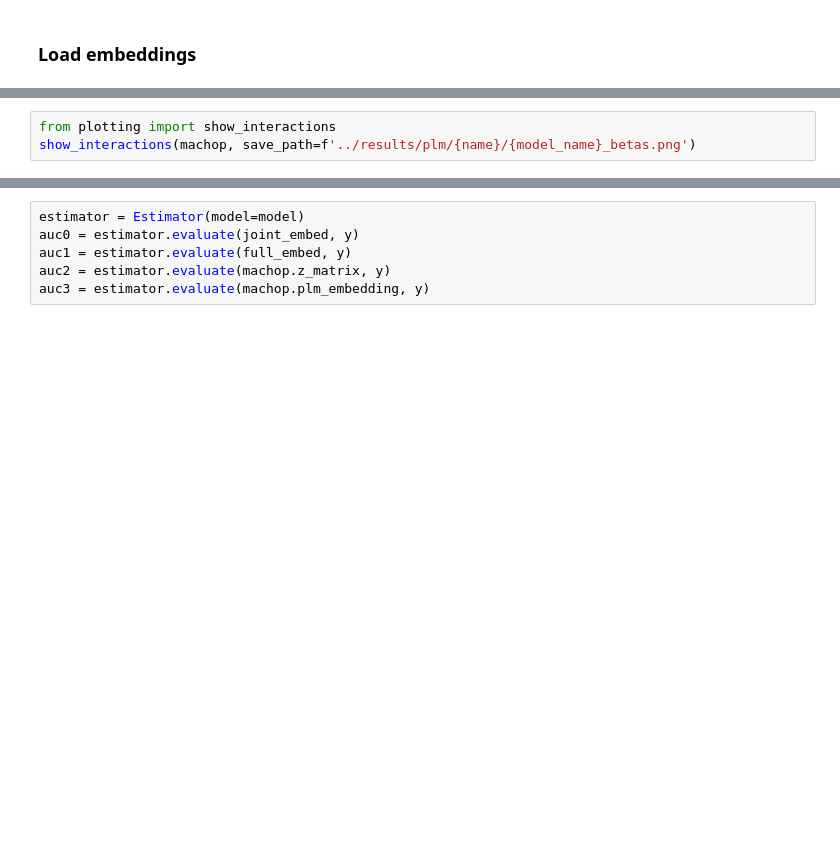
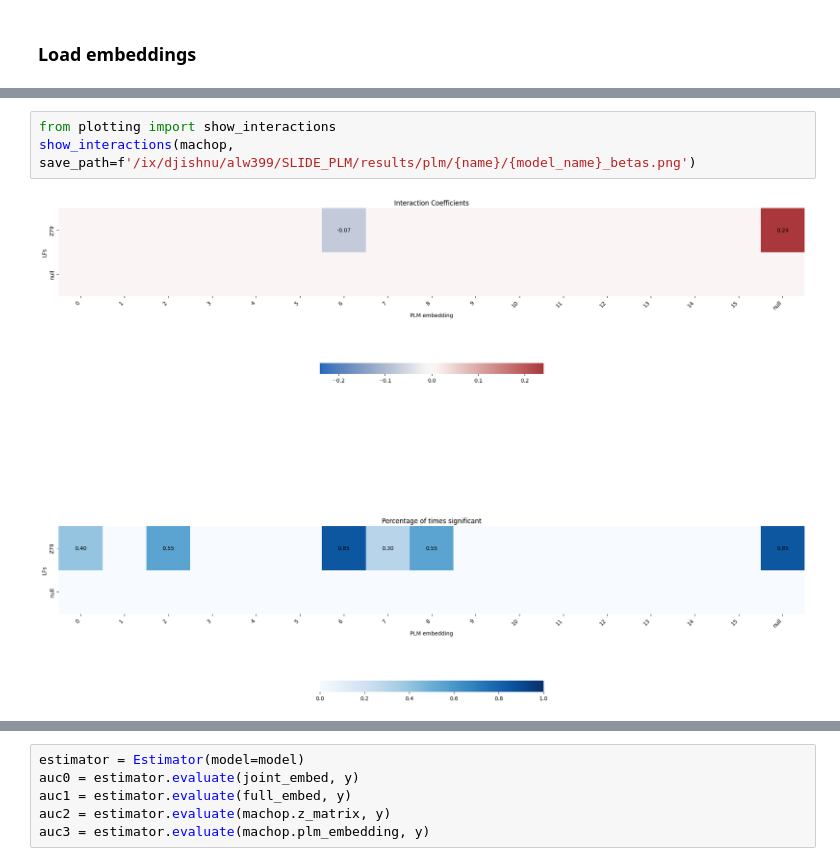
Before and after one commit to alw399/SLIDE_PLM, a Jupyter notebook: notebooks/esm2.ipynb, the cells around one changed output, grey strips where cells are left out. Saved outputs shown, nothing was run; the diff lists cells and outputs as text; blank space fills up the shorter version.

```diff
--- a/notebooks/esm2.ipynb
+++ b/notebooks/esm2.ipynb
@@ -133,6 +180,8 @@ machop.get_sig_interactions(fdr=0.2, n_iters=20, thresh=0.7)
 # %%
 from plotting import show_interactions
-show_interactions(machop, save_path=f'../results/plm/{name}/{model_name}_betas.png')
+show_interactions(machop, save_path=f'/ix/djishnu/alw399/SLIDE_PLM/results/plm/{name}/{model_name}_betas.png')
+# %% [output]
+[figure, added]
 # %%
 machop.get_joint_embed()
 joint_embed = machop.joint_embed.copy()
```
Also changed, not shown: parts of 24 cells of this notebook, 4 other files.
